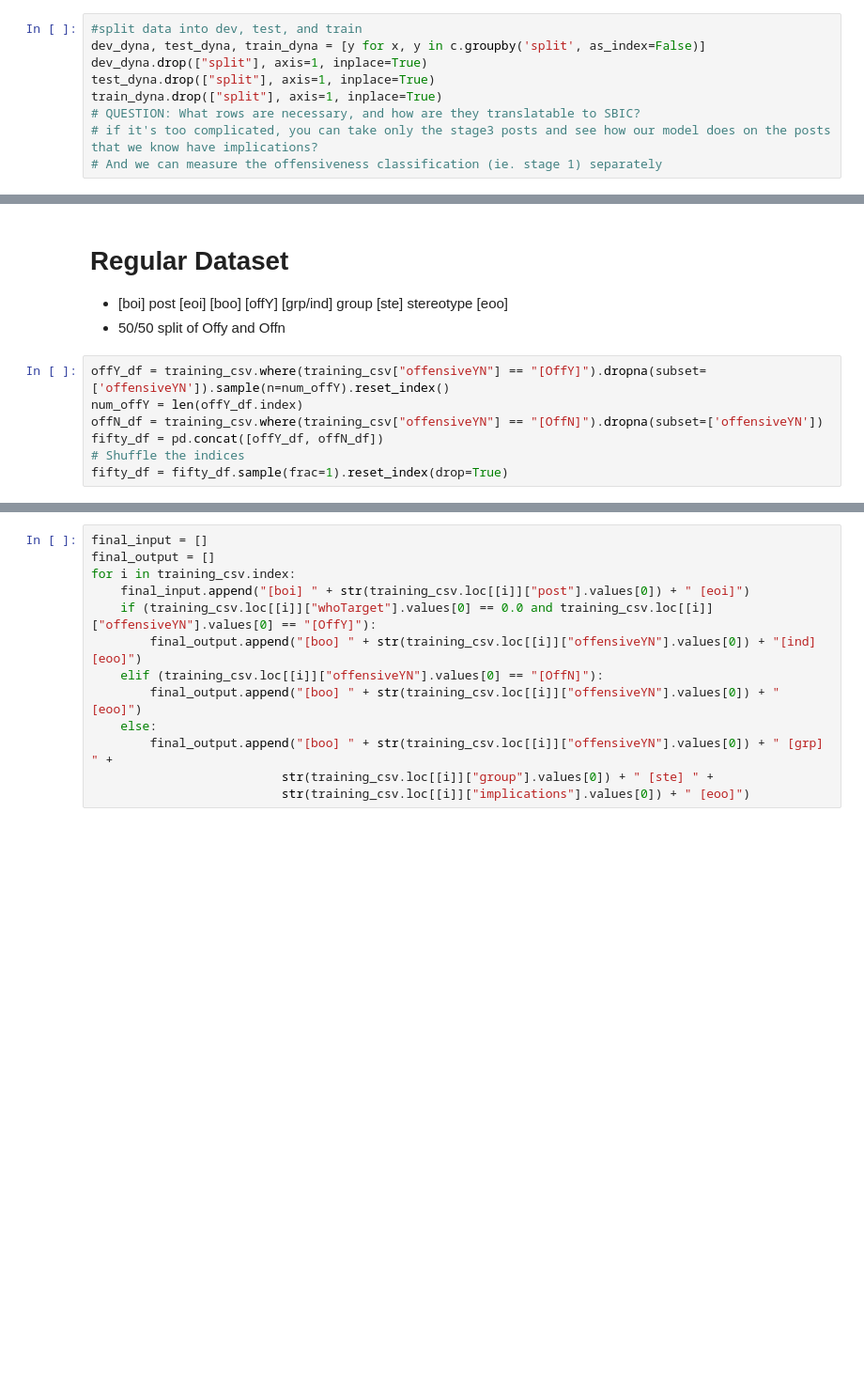
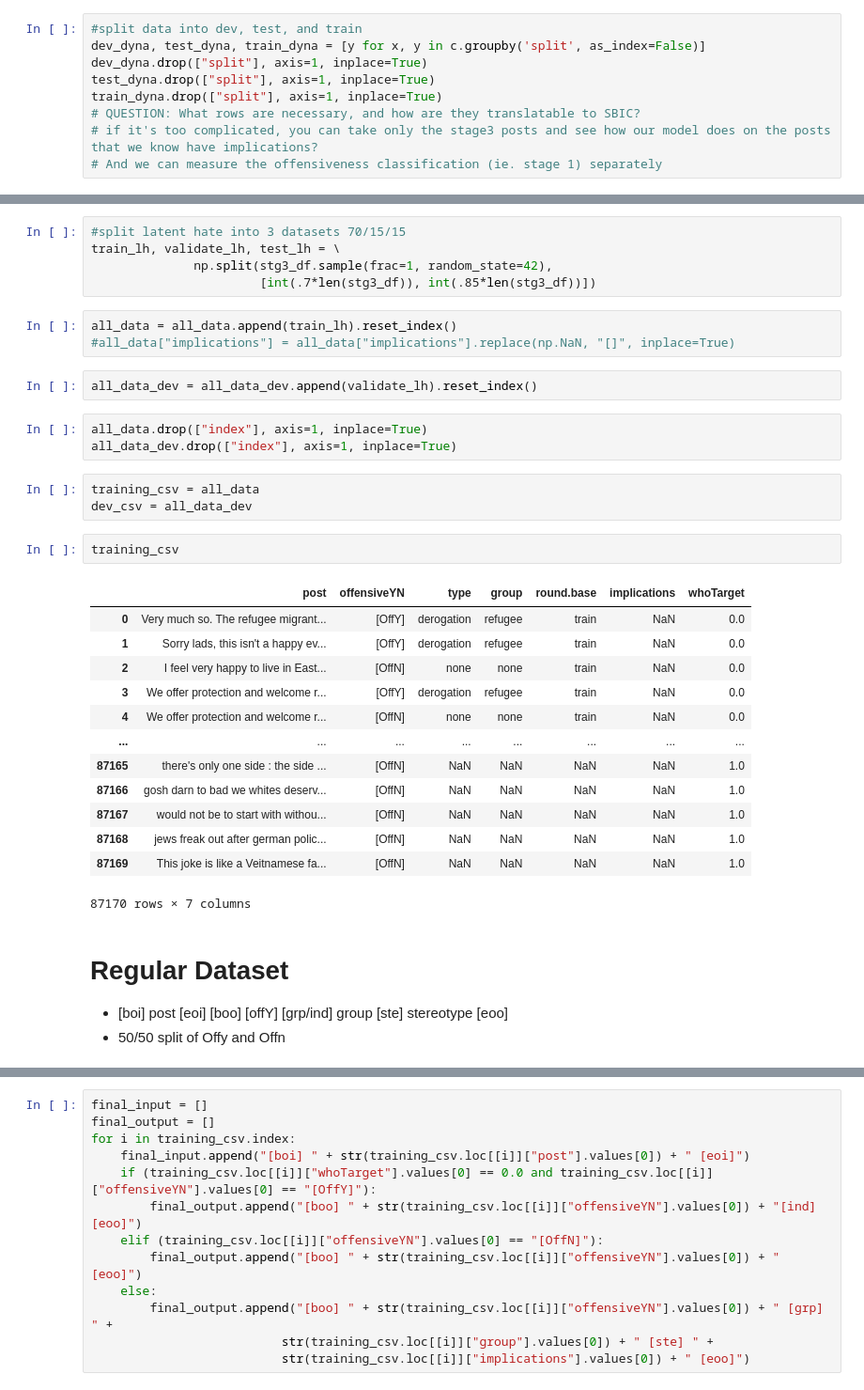
Before and after one commit to nandsra21/NLPProject, a Jupyter notebook: csv_manipulate_final.ipynb, the cells around one changed output, grey strips where cells are left out. Shown at 94% size. Cells and saved outputs as stored; diff of their text form; blank space fills up the shorter version.

```diff
--- a/csv_manipulate_final.ipynb
+++ b/csv_manipulate_final.ipynb
@@ -335,11 +434,36 @@ all_data = all_data.append(training_csv).dropna(axis=1, how="all")
+# %%
+#split latent hate into 3 datasets 70/15/15
+train_lh, validate_lh, test_lh = \
+              np.split(stg3_df.sample(frac=1, random_state=42),
+                       [int(.7*len(stg3_df)), int(.85*len(stg3_df))])
+# %%
+all_data = all_data.append(train_lh).reset_index()
+#all_data["implications"] = all_data["implications"].replace(np.NaN, "[]", inplace=True)
+# %%
+all_data_dev = all_data_dev.append(validate_lh).reset_index()
+# %%
+all_data.drop(["index"], axis=1, inplace=True)
+all_data_dev.drop(["index"], axis=1, inplace=True)
+# %%
+training_csv = all_data
+dev_csv = all_data_dev
+# %%
+training_csv
+# %% [output]
+|  | post | offensiveYN | type | group | round.base | implications | whoTarget |
+| 0 | Very much so. The refugee migrant... | [OffY] | derogation | refugee | train | NaN | 0.0 |
+| 1 | Sorry lads, this isn't a happy ev... | [OffY] | derogation | refugee | train | NaN | 0.0 |
+| 2 | I feel very happy to live in East... | [OffN] | none | none | train | NaN | 0.0 |
+| 3 | We offer protection and welcome r... | [OffY] | derogation | refugee | train | NaN | 0.0 |
+| 4 | We offer protection and welcome r... | [OffN] | none | none | train | NaN | 0.0 |
+| ... | ... | ... | ... | ... | ... | ... | ... |
+| 87165 | there's only one side : the side ... | [OffN] | NaN | NaN | NaN | NaN | 1.0 |
+| 87166 | gosh darn to bad we whites deserv... | [OffN] | NaN | NaN | NaN | NaN | 1.0 |
+| 87167 | would not be to start with withou... | [OffN] | NaN | NaN | NaN | NaN | 1.0 |
+| 87168 | jews freak out after german polic... | [OffN] | NaN | NaN | NaN | NaN | 1.0 |
+| 87169 | This joke is like a Veitnamese fa... | [OffN] | NaN | NaN | NaN | NaN | 1.0 |
+87170 rows × 7 columns
 # %% [markdown]
 # Regular Dataset
 - [boi] post [eoi] [boo] [offY] [grp/ind] group [ste] stereotype [eoo]
 - 50/50 split of Offy and Offn
-# %%
-offY_df = training_csv.where(training_csv["offensiveYN"] == "[OffY]").dropna(subset=['offensiveYN']).sample(n=num_offY).reset_index()
-num_offY = len(offY_df.index)
-offN_df = training_csv.where(training_csv["offensiveYN"] == "[OffN]").dropna(subset=['offensiveYN'])
-fifty_df = pd.concat([offY_df, offN_df])
-# Shuffle the indices
-fifty_df = fifty_df.sample(frac=1).reset_index(drop=True)
```
Also changed, not shown: parts of 43 cells of this notebook, 3 other files.
